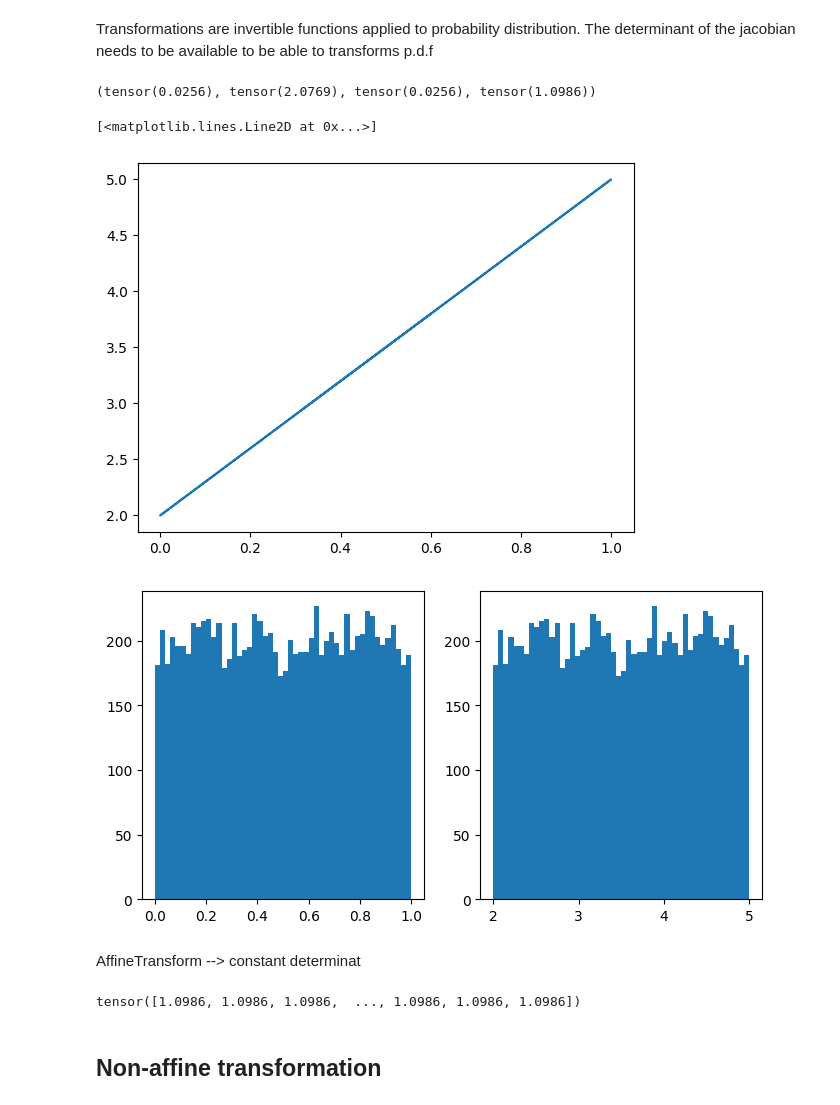
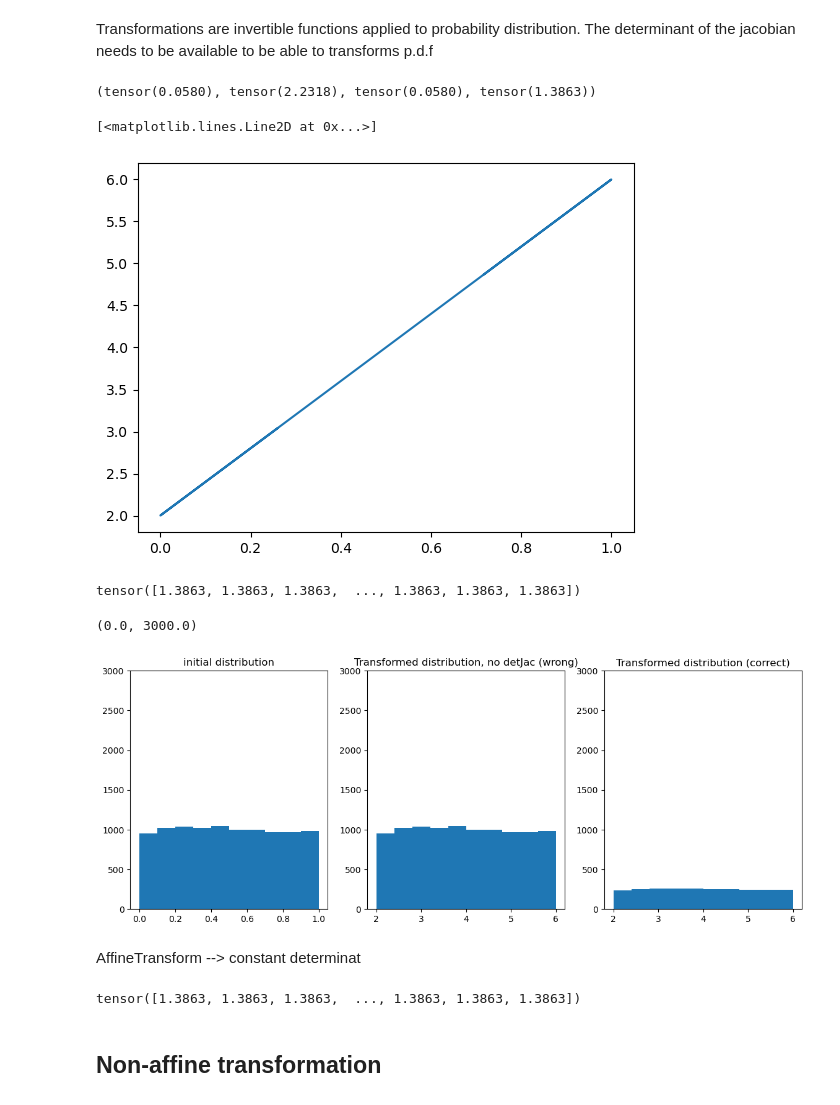
Before and after one commit to valsdav/PhDCourse_MLForPrecisionPhysics_2024, a Jupyter notebook: 4_NormalizingFlowsPlayground.ipynb, the cells around one changed output. Cells and saved outputs as stored; diff of their text form; code cells hidden in the pictures.

```diff
--- a/4_NormalizingFlowsPlayground.ipynb
+++ b/4_NormalizingFlowsPlayground.ipynb
@@ -34,7 +42,7 @@ plt.hist(x, bins=100);
 Transformations are invertible functions applied to probability distribution.
 The determinant of the jacobian needs to be available to be able to transforms p.d.f
 # %%
-transform = torch.distributions.AffineTransform(torch.tensor(2.0), torch.tensor(3.0))
+transform = torch.distributions.AffineTransform(torch.tensor(2.0), torch.tensor(4.0))
 distribution = torch.distributions.Uniform(low=torch.tensor(0.), high=torch.tensor(1.))
 
 x = distribution.sample()  # x ~ p(X)
@@ -44,7 +52,7 @@ ladj = transform.log_abs_det_jacobian(x, y)  # log |det df(x)/dx|
 
 x, y, xx, ladj
 # %% [output]
-(tensor(0.0256), tensor(2.0769), tensor(0.0256), tensor(1.0986))
+(tensor(0.0580), tensor(2.2318), tensor(0.0580), tensor(1.3863))
 # %%
 x = distribution.sample((10000,))  # x ~ p(X)
 y = transform(x)
@@ -53,19 +61,31 @@ ladj = transform.log_abs_det_jacobian(x, y)  # log |det df(x)/dx|
 plt.plot(x, y)
 # %% [output]
 [<matplotlib.lines.Line2D at 0x...>]
-[figure, old version]
+[figure, new version]
+# %%
+ladj
+# %% [output]
+tensor([1.3863, 1.3863, 1.3863,  ..., 1.3863, 1.3863, 1.3863])
 # %%
-f , axs = plt.subplots(1, 2, figsize=(8, 4))
-axs[0].hist(x, bins=50);
-axs[1].hist(y, bins=50);
+f , axs = plt.subplots(1, 3, figsize=(14, 5))
+axs[0].hist(x, bins=10, range=(0,1));
+axs[0].set_title("initial distribution")
+axs[1].hist(y, bins=10, range=(2,6));
+axs[1].set_title("Transformed distribution, no detJac (wrong)")
+axs[2].hist(y, weights=1/ladj.exp(), bins=10, range=(2,6));
+axs[2].set_title("Transformed distribution (correct)")
+axs[0].set_ylim(0, 3000)
+axs[1].set_ylim(0, 3000)
+axs[2].set_ylim(0, 3000)
 # %% [output]
+(0.0, 3000.0)
-[figure, old version]
+[figure, new version]
 # %% [markdown]
 AffineTransform --> constant determinat
 # %%
 ladj
 # %% [output]
-tensor([1.0986, 1.0986, 1.0986,  ..., 1.0986, 1.0986, 1.0986])
+tensor([1.3863, 1.3863, 1.3863,  ..., 1.3863, 1.3863, 1.3863])
 # %% [markdown]
 ## Non-affine transformation
 # %%
```
Also changed, not shown: parts of 48 cells of this notebook.
